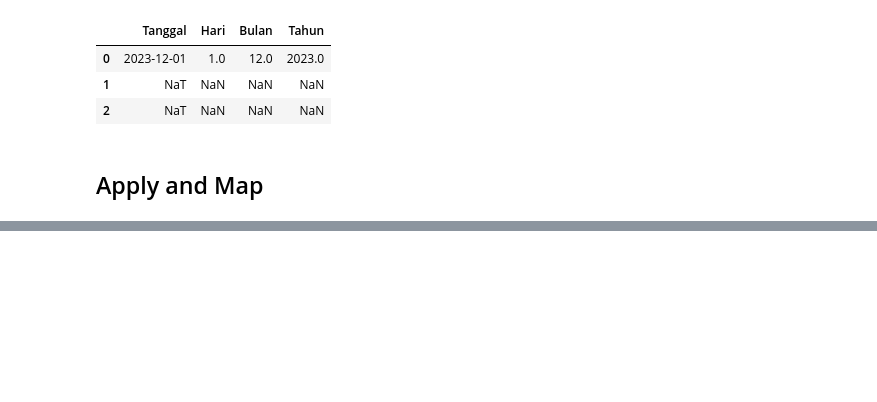
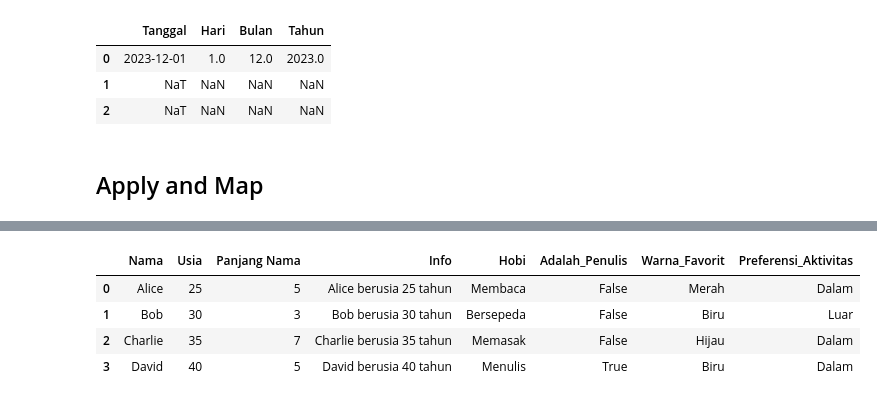
Before and after one commit to msfalif404/data-processing-pandas-cheathsheet, a Jupyter notebook: pandas_cheatsheet.ipynb, the cells around one changed output, grey strips where cells are left out. Drawn from its saved outputs; the diff is of its cells as text; code cells hidden in the pictures; blank space fills up the shorter version.

Commit message:
apply and map

```diff
--- a/pandas_cheatsheet.ipynb
+++ b/pandas_cheatsheet.ipynb
@@ -1636,0 +1672,9 @@ df_tanggal
+# %%
+hobi_kamus = {
+    'Alice': 'Membaca',
+    'Bob': 'Bersepeda',
+    'Charlie': 'Memasak',
+    'David': 'Menulis'
+}
+df['Hobi'] = df['Nama'].map(hobi_kamus)
+df
@@ -1636,0 +1687,3 @@ df_tanggal
+# %%
+df['Info'] = df.apply(lambda x: f"{x['Nama']} berusia {x['Usia']} tahun", axis=1)
+df
@@ -1636,0 +1696,3 @@ df_tanggal
+# %%
+df['Adalah_Penulis'] = df['Hobi'].apply(lambda x: True if x == "Menulis" else False)
+df
@@ -1636,0 +1705,7 @@ df_tanggal
+# %%
+warna_kamus = {
+    'Alice': 'Merah',
+    'Charlie': 'Hijau',
+}
+df['Warna_Favorit'] = df['Nama'].map(warna_kamus).fillna('Biru')
+df
@@ -1636,0 +1718,14 @@ df_tanggal
+# %%
+def aktivitas_preferensi(row):
+    if row == "Bersepeda":
+        return "Luar"
+    return "Dalam"
+
+df['Preferensi_Aktivitas'] = df['Hobi'].map(aktivitas_preferensi)
+df
+# %% [output]
+|  | Nama | Usia | Panjang Nama | Info | Hobi | Adalah_Penulis | Warna_Favorit | Preferensi_Aktivitas |
+| 0 | Alice | 25 | 5 | Alice berusia 25 tahun | Membaca | False | Merah | Dalam |
+| 1 | Bob | 30 | 3 | Bob berusia 30 tahun | Bersepeda | False | Biru | Luar |
+| 2 | Charlie | 35 | 7 | Charlie berusia 35 tahun | Memasak | False | Hijau | Dalam |
+| 3 | David | 40 | 5 | David berusia 40 tahun | Menulis | True | Biru | Dalam |
```
Also changed, not shown: parts of 7 cells of this notebook.
